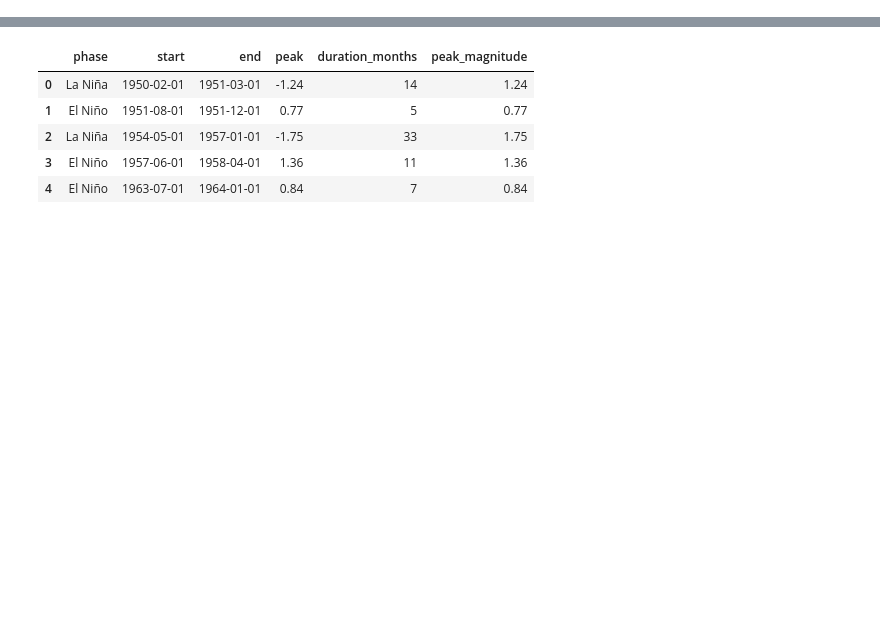
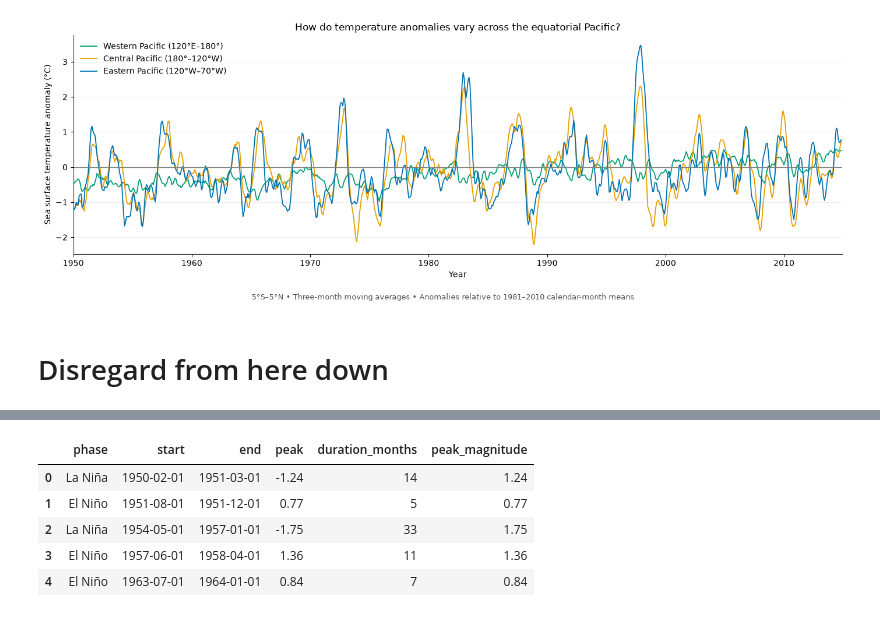
Before and after one commit to justinjames1793/dsc106-proj3, a Jupyter notebook: notebooks/emiliano_data_viz.ipynb, the cells around one changed output, grey strips where cells are left out. Saved outputs shown, nothing was run; the diff lists cells and outputs as text; code cells hidden in the pictures; blank space fills up the shorter version.

```diff
--- a/notebooks/emiliano_data_viz.ipynb
+++ b/notebooks/emiliano_data_viz.ipynb
@@ -21,0 +225,61 @@ display(nino34.head())
+# %%
+dates = pd.to_datetime(hov["dates"])
+longitudes = np.array(hov["lon"])
+
+# Three non-overlapping longitude bands for comparison.
+regions = {
+    "Western Pacific (120°E–180°)": (120, 180, "#009E73"),
+    "Central Pacific (180°–120°W)": (180, 240, "#E69F00"),
+    "Eastern Pacific (120°W–70°W)": (240, 290, "#0072B2")
+}
+
+fig, ax = plt.subplots(figsize=(14, 5))
+
+for label, (west, east, color) in regions.items():
+    selected = (longitudes >= west) & (longitudes < east)
+
+    # Average the available longitude cells within each region.
+    regional = pd.Series(
+        np.nanmean(hov_values[:, selected], axis=1),
+        index=dates
+    )
+
+    # Smooth monthly variation with a centered three-month average.
+    smoothed = regional.rolling(window=3, center=True).mean()
+
+    ax.plot(
+        smoothed.index,
+        smoothed,
+        label=label,
+        color=color,
+        linewidth=1.3
+    )
+
+ax.axhline(0, color="gray", linewidth=0.9)
+
+ax.set(
+    title="How do temperature anomalies vary across the equatorial Pacific?",
+    xlabel="Year",
+    ylabel="Sea surface temperature anomaly (°C)",
+    xlim=(dates.min(), dates.max())
+)
+
+ax.legend(frameon=False, loc="upper left")
+ax.grid(axis="y", alpha=0.2)
+ax.spines[["top", "right"]].set_visible(False)
+
+fig.text(
+    0.5, 0.02,
+    "5°S–5°N • Three-month moving averages • "
+    "Anomalies relative to 1981–2010 calendar-month means",
+    ha="center",
+    fontsize=9,
+    color="#555555"
+)
+
+plt.tight_layout(rect=[0, 0.06, 1, 1])
+plt.show()
+# %% [output]
+[figure, added]
+# %% [markdown]
+# Disregard from here down
```
Also changed, not shown: parts of 11 cells of this notebook.
